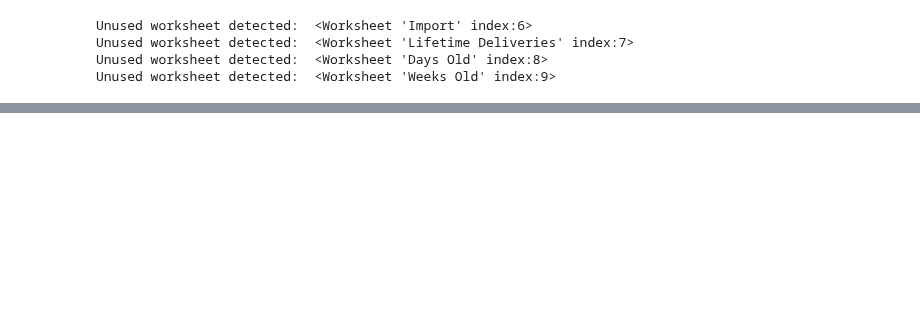
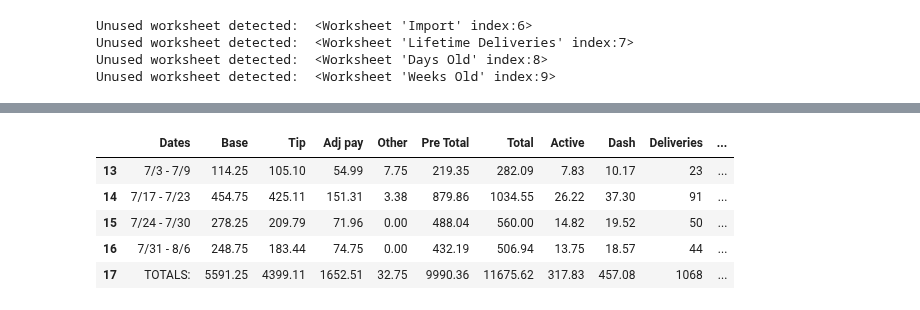
Before and after one commit to Crawford92/DeliveryData, a Jupyter notebook: stats.ipynb, the cells around one changed output, grey strips where cells are left out. Drawn from its saved outputs; the diff is of its cells as text; code cells hidden in the pictures; blank space fills up the shorter version.

```diff
--- a/stats.ipynb
+++ b/stats.ipynb
@@ -88,7 +88,8 @@ def getStartHour(df):
         df.at[index, "Start Hour"] = startHour
 
 def addStartAndEndDate(df):
-    lastRow = df.iloc[-1]
+    lastRow = df.iloc[[-1]]
+    #df3 = df[(df['count'] == '2') & (df['price'] == '100')]
     df = df[:-1]
     df["Start Date"] = -1
     df["End Date"]   = -1
@@ -100,12 +101,15 @@ def addStartAndEndDate(df):
         df.at[index, "Start Date"] = tempVar1
         df.at[index, "End Date"] = tempVar2
 
-    print(df.dtypes)
+    #print(df.dtypes)
+    #print(lastRow.dtype)
     #print(list(df.columns.values))
-    df = pd.concat([df, lastRow.to_frame().T], ignore_index=True)
+    #OKAY SO ITS PROBABLY BECAUSE OF .TO_FRAME
+    df = pd.concat([df, lastRow], ignore_index=True)
     df.reset_index(drop=True, inplace=True)
     #print(list(df.columns.values))
-    print(df.dtypes)
+    #print(lastRow.dtype)
+    #print(df.dtypes)
     return df
 
 #Currently only valid for 2023
@@ -169,6 +173,7 @@ dollars_to_floats(sheets_DaysDF, ["Total", "Base", "Tip"])
 hours_to_floats(sheets_DaysDF, ["Dash", "Active"])
 date_to_datetime(sheets_DaysDF, "Date")
 sheets_DaysDF["Day of Week"] = sheets_DaysDF["Date"].dt.day_name()
+sheets_DaysDF["HourlyRate"] = sheets_DaysDF["Total"]/sheets_DaysDF["Dash"]
 #Weeks
 dollars_to_floats(sheets_WeeksDF, ["Total", "Base", "Tip", "Adj pay", "Other", "Pre Total"])
 hours_to_floats(sheets_WeeksDF, ["Dash", "Active"])
@@ -177,4 +182,11 @@ sheets_WeeksDF = addStartAndEndDate(sheets_WeeksDF)
 # pretotalactiveratio refers to weekly pre adjustment pay / time spent on deliveries
 #print(sheets_WeeksDF.dtypes)
 sheets_WeeksDF["pretotalactiveratio"] = round(sheets_WeeksDF["Pre Total"]/sheets_WeeksDF["Active"], 2)
+sheets_WeeksDF["HourlyRate"] = sheets_WeeksDF["Total"]/sheets_WeeksDF["Dash"]
+
+
+
+
+#sheets_DaysDF["HourlyRate"] = sheets_DaysDF["Total"]/sheets_DaysDF["Dash"]
+#sheets_WeeksDF["HourlyRate"] = sheets_DaysDF["Total"]/sheets_DaysDF["Dash"]
 # %% [output]
@@ -289,9 +329,9 @@ sheets_result = pd.concat([sheets_OldDelDF, sheets_DelDF], sort=False)
 sheets_result.reset_index(drop=True, inplace=True)
 
 #NO okay so we have to concat df1 (v3) to df (v1,2), THIS SHOULD WORK
-sheets_DaysDF0 = sheets_WeeksDF[sheets_WeeksDF["Version"] != 3]
+sheets_DaysDF0 = sheets_DaysDF[sheets_DaysDF["Version"] != 3]
 sheets_WeeksDF0 = sheets_WeeksDF[sheets_WeeksDF["Version"] != 3] #THIS PUTS TOTALS IN THE MIDDLE
-total_S = sheets_WeeksDF0.iloc[-1]
+total_S = sheets_WeeksDF0.iloc[[-1]]
 sheets_WeeksDF0 = sheets_WeeksDF0[:-1]
 #okay so what if we grab wksdf0.iloc-1, store, drop, then add it at the end
 
@@ -299,5 +339,6 @@ sheets_DaysDF = pd.concat([sheets_DaysDF0, sheets_DaysDF1], sort=False)
 sheets_DaysDF.reset_index(drop=True, inplace=True)
 
 sheets_WeeksDF = pd.concat([sheets_WeeksDF0, sheets_WeeksDF1], sort=False)
-sheets_WeeksDF = pd.concat([sheets_WeeksDF, total_S.to_frame().T], ignore_index=True)
+sheets_WeeksDF = pd.concat([sheets_WeeksDF, total_S], ignore_index=True)
 sheets_WeeksDF.reset_index(drop=True, inplace=True)
+#CHECK DTYPES OF sheets_WeeksDF
@@ -468,0 +613,9 @@ display(tempDF)
+# %%
+sheets_WeeksDF.tail()
+# %% [output]
+|  | Dates | Base | Tip | Adj pay | Other | Pre Total | Total | Active | Dash | Deliveries | ... |
+| 13 | 7/3 - 7/9 | 114.25 | 105.10 | 54.99 | 7.75 | 219.35 | 282.09 | 7.83 | 10.17 | 23 | ... |
+| 14 | 7/17 - 7/23 | 454.75 | 425.11 | 151.31 | 3.38 | 879.86 | 1034.55 | 26.22 | 37.30 | 91 | ... |
+| 15 | 7/24 - 7/30 | 278.25 | 209.79 | 71.96 | 0.00 | 488.04 | 560.00 | 14.82 | 19.52 | 50 | ... |
+| 16 | 7/31 - 8/6 | 248.75 | 183.44 | 74.75 | 0.00 | 432.19 | 506.94 | 13.75 | 18.57 | 44 | ... |
+| 17 | TOTALS: | 5591.25 | 4399.11 | 1652.51 | 32.75 | 9990.36 | 11675.62 | 317.83 | 457.08 | 1068 | ... |
```
Also changed, not shown: parts of 14 cells of this notebook.
